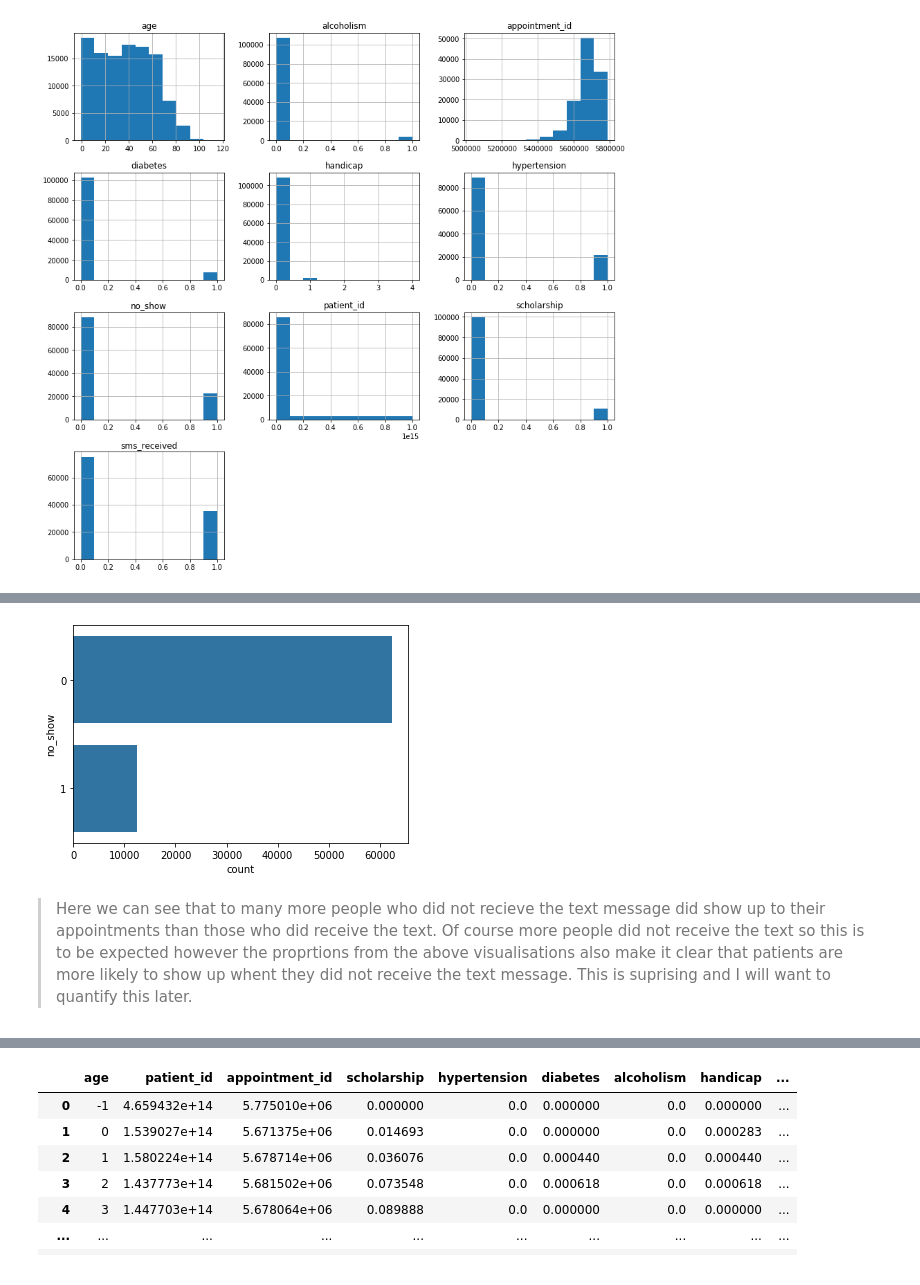
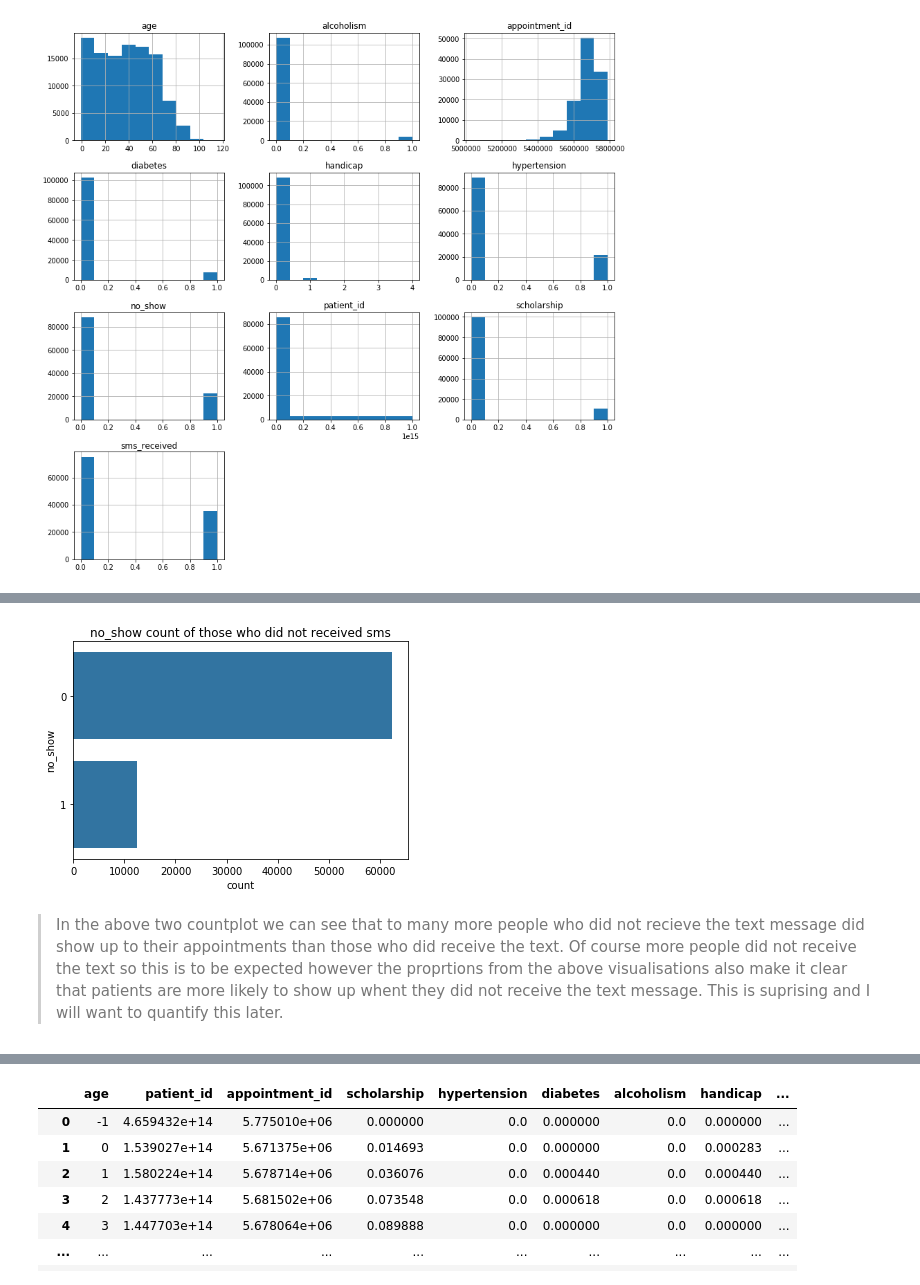
Before and after one commit to dodsy4/GP-attendence-analysis, a Jupyter notebook: Investigating No-Shows.ipynb, the cells around one changed output, grey strips where cells are left out. Cells and saved outputs as stored; diff of their text form; code cells hidden in the pictures.

```diff
--- a/Investigating No-Shows.ipynb
+++ b/Investigating No-Shows.ipynb
@@ -170,11 +164,12 @@ sb.countplot(data = df_sms, y = 'no_show', order = order, color=base_color);
 # %%
 df_sms = df[df['sms_received']==0]
 
 
 counts = df_sms['no_show'].value_counts()
 order = counts.index
+plt.title('no_show count of those who did not received sms')
 sb.countplot(data = df_sms, y = 'no_show', order = order, color=base_color);
 # %% [output]
-[figure, old version]
+[figure, new version]
 # %% [markdown]
->Here we can see that to many more people who did not recieve the text message did show up to their appointments than those who did receive the text. Of course more people did not receive the text so this is to be expected however the proprtions from the above visualisations also make it clear that patients are more likely to show up whent they did not receive the text message. This is suprising and I will want to quantify this later.
+>In the above two countplot we can see that to many more people who did not recieve the text message did show up to their appointments than those who did receive the text. Of course more people did not receive the text so this is to be expected however the proprtions from the above visualisations also make it clear that patients are more likely to show up whent they did not receive the text message. This is suprising and I will want to quantify this later.
```
Also changed, not shown: parts of 18 cells of this notebook.
